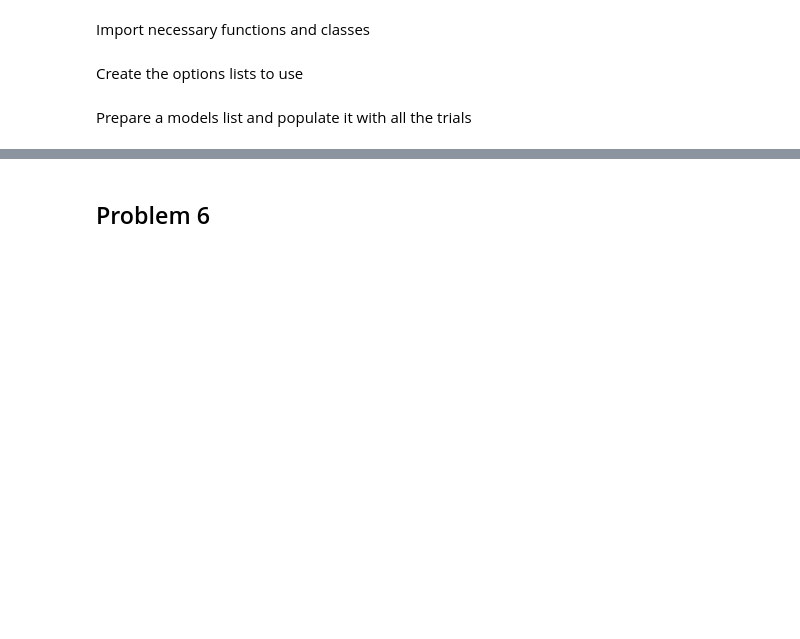
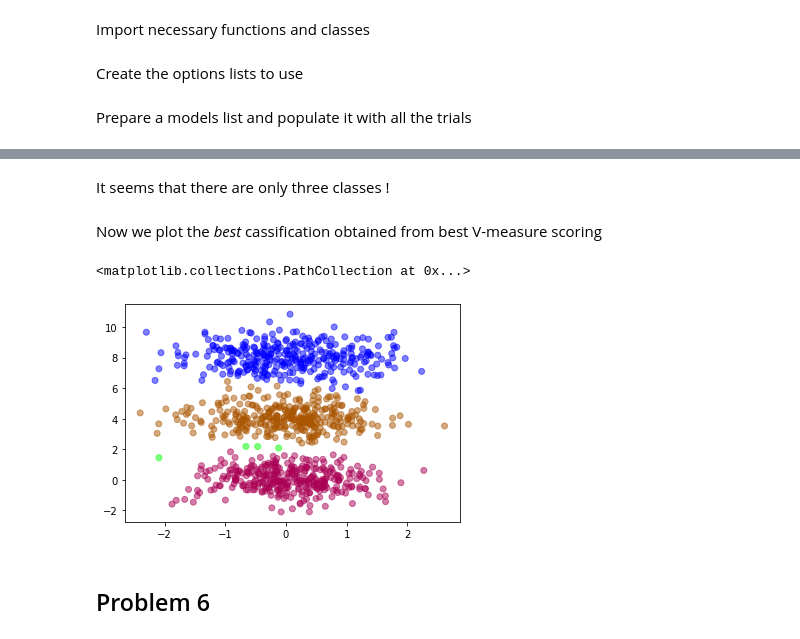
Before and after one commit to llublad/MUSI-AA, a Jupyter notebook: musi-aa-modulo2/handout_4/BERNAT_LADARIA_LLUIS_Handout_4.ipynb, the cells around one changed output, grey strips where cells are left out. Cells and saved outputs as stored; diff of their text form; code cells hidden in the pictures; blank space fills up the shorter version.

```diff
--- a/musi-aa-modulo2/handout_4/BERNAT_LADARIA_LLUIS_Handout_4.ipynb
+++ b/musi-aa-modulo2/handout_4/BERNAT_LADARIA_LLUIS_Handout_4.ipynb
@@ -89,2 +144,11 @@ models_list
+# %% [markdown]
+It seems that there are only three classes !
+# %% [markdown]
+Now we plot the *best* cassification obtained from best V-measure scoring
+# %%
+plt.scatter(x=X[:,0], y=X[:,1], c=y_best_model_labels, alpha=0.5, cmap='brg', vmax=plot_vmax)
+# %% [output]
+<matplotlib.collections.PathCollection at 0x...>
+[figure, added]
 # %% [markdown]
 ## Problem 6
```
Also changed, not shown: parts of 18 cells of this notebook.
